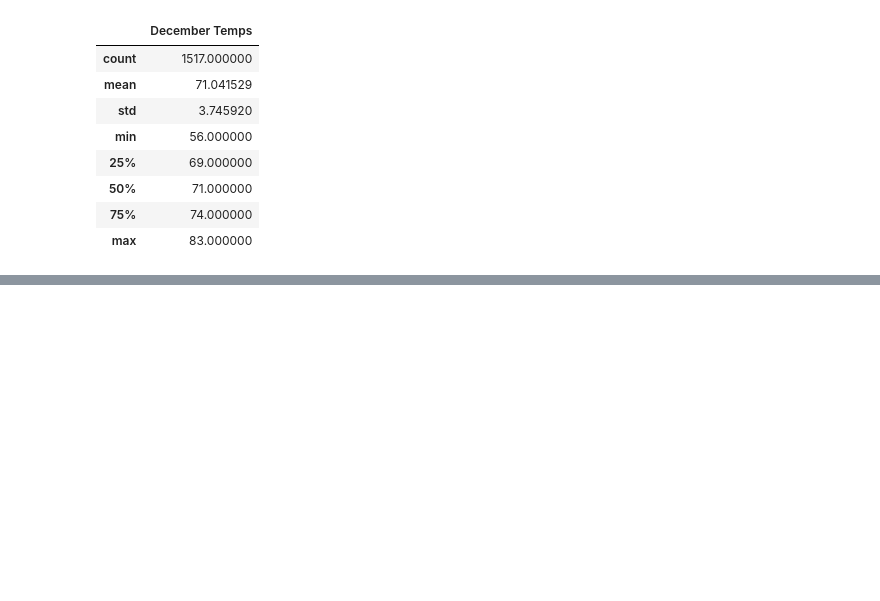
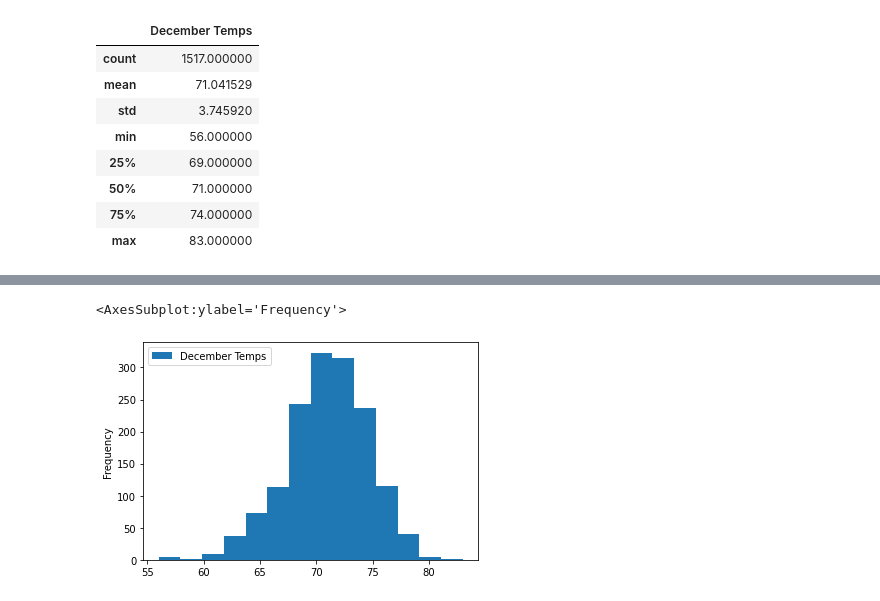
Before and after one commit to amandabr88/surfs_up, a Jupyter notebook: SurfsUp_Challenge.ipynb, the cells around one changed output, grey strips where cells are left out. Drawn from its saved outputs; the diff is of its cells as text; code cells hidden in the pictures; blank space fills up the shorter version.

```diff
--- a/SurfsUp_Challenge.ipynb
+++ b/SurfsUp_Challenge.ipynb
@@ -108,0 +116,5 @@ december_df.describe()
+# %%
+december_df.plot.hist(bins=14)
+# %% [output]
+<AxesSubplot:ylabel='Frequency'>
+[figure, added]
```
Also changed, not shown: parts of 4 cells of this notebook, 5 other files.
